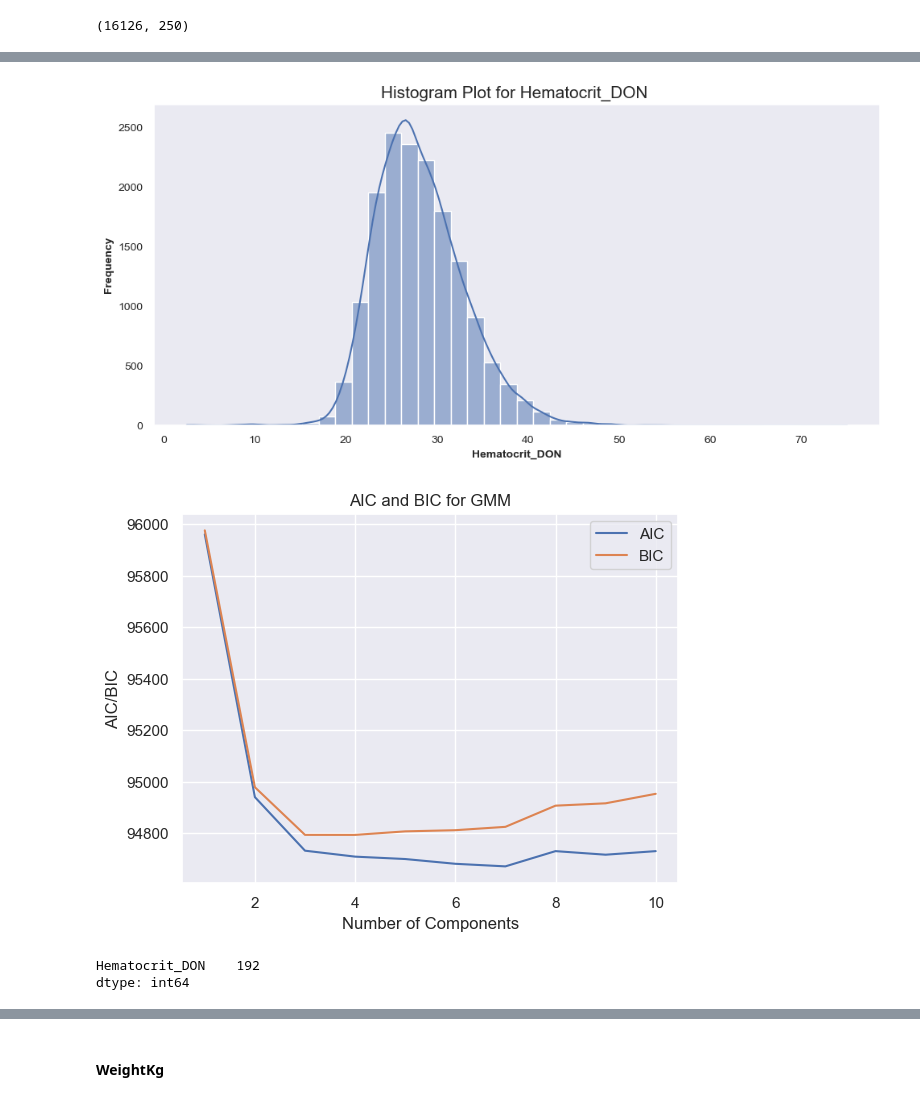
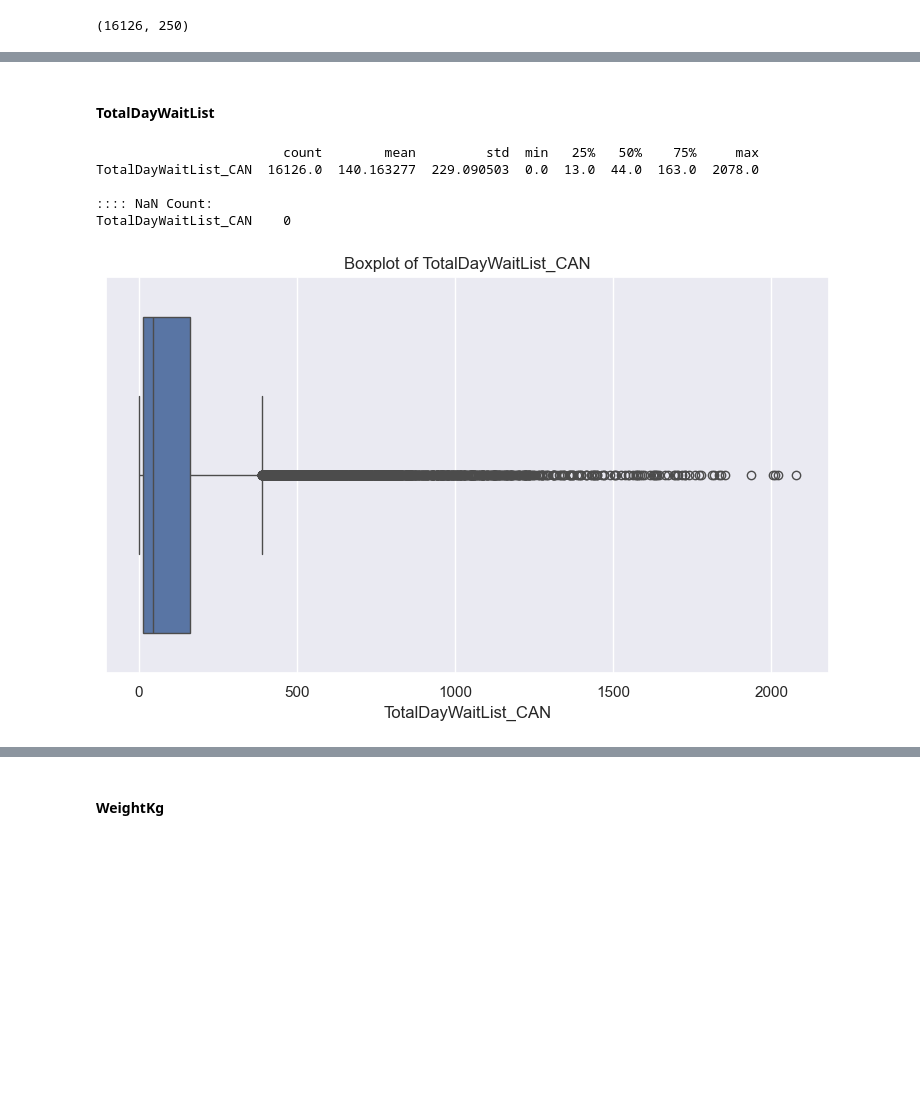
Before and after one commit to SirErikPak/Profolio, a Jupyter notebook: UNOS/Notebook/4.Thoracic_Engineer.ipynb, the cells around one changed output, grey strips where cells are left out. Cells and saved outputs as stored; diff of their text form; code cells hidden in the pictures; blank space fills up the shorter version.

```diff
--- a/UNOS/Notebook/4.Thoracic_Engineer.ipynb
+++ b/UNOS/Notebook/4.Thoracic_Engineer.ipynb
@@ -939,0 +832,14 @@ df[features].corr()
+# %%
+# new feature
+df['Level_SGOT_Difference_AltAst_DON'] = df.Level_SGOT_ALT_DON - df.Level_SGOT_AST_DON
+df['Level_SGOT_Addition_DON'] = df.Level_SGOT_ALT_DON + df.Level_SGOT_AST_DON
+
+# initialize list
+new = ['Level_SGOT_Difference_AltAst_DON', 'Level_SGOT_Addition_DON']
+
+# update DataFrame
+df_drop  = uf.insertIntoDataFrame(df_drop, features)
+df_numeric =  uf.insertIntoDataFrame(df_numeric, new)
+df_new =  uf.insertIntoDataFrame(df_new, new)
+df_both = uf.insertIntoDataFrame(df_both, new)
+df_don = uf.insertIntoDataFrame(df_don, new)
@@ -1037,11 +921,0 @@ dtype: int64
-# %%
-# create New feature
-df['BloodUreaNitrogenLevel_CAT_DON'] = df['BloodUreaNitrogenLevel_DON'].apply(categorizeUNL)
-
-# category datatype
-df['BloodUreaNitrogenLevel_CAT_DON'] = df['BloodUreaNitrogenLevel_CAT_DON'].astype('category')
-
-# update DataFrame
-df_drop  = uf.insertIntoDataFrame(df_drop, features)
-df_ordinal = uf.insertIntoDataFrame(df_ordinal, ['BloodUreaNitrogenLevel_CAT_DON'])
-df_don = uf.insertIntoDataFrame(df_don, ['BloodUreaNitrogenLevel_CAT_DON'])
@@ -1086,0 +937,13 @@ df_dict[df_dict.Feature.isin(features)]
+# %%
+# new feature
+df['TotalBilirubin_Difference_CanDon'] = df.TotalBilirubinTransplant_CAN - df.TerminalTotalBilirubin_DON
+df['TotalBilirubin_Addition'] = df.TotalBilirubinTransplant_CAN + df.TerminalTotalBilirubin_DON
+
+# initialize list
+new = ['TotalBilirubin_Difference_CanDon','TotalBilirubin_Addition']
+
+# update DataFrame
+df_drop  = uf.insertIntoDataFrame(df_drop, features)
+df_numeric =  uf.insertIntoDataFrame(df_numeric, new)
+df_new =  uf.insertIntoDataFrame(df_new, new)
+df_both = uf.insertIntoDataFrame(df_both, new)
@@ -1087,13 +954,15 @@ df_dict[df_dict.Feature.isin(features)]
+# %% [markdown]
+#### TotalDayWaitList
+# %%
+# examine features
+features = getFeatureList(df, 'TotalDayWaitList')
+# %% [output]
+                        count        mean         std  min   25%   50%    75%     max
+TotalDayWaitList_CAN  16126.0  140.163277  229.090503  0.0  13.0  44.0  163.0  2078.0
+
+:::: NaN Count:
+TotalDayWaitList_CAN    0
 # %%
-uv.histogramPlot(df, features, bins=40)
+uv.plotBoxPlot(df, features, orientation='h')
 # %% [output]
-[figure, old version]
+[figure, new version]
-# %%
-GaussianMixtureBinning(df, ['Hematocrit_DON'])
-# %% [output]
-[figure, removed]
-# %%
-df[features].isna().sum()
-# %% [output]
-Hematocrit_DON    192
-dtype: int64
```
Also changed, not shown: parts of 247 cells of this notebook, 7 other files.
